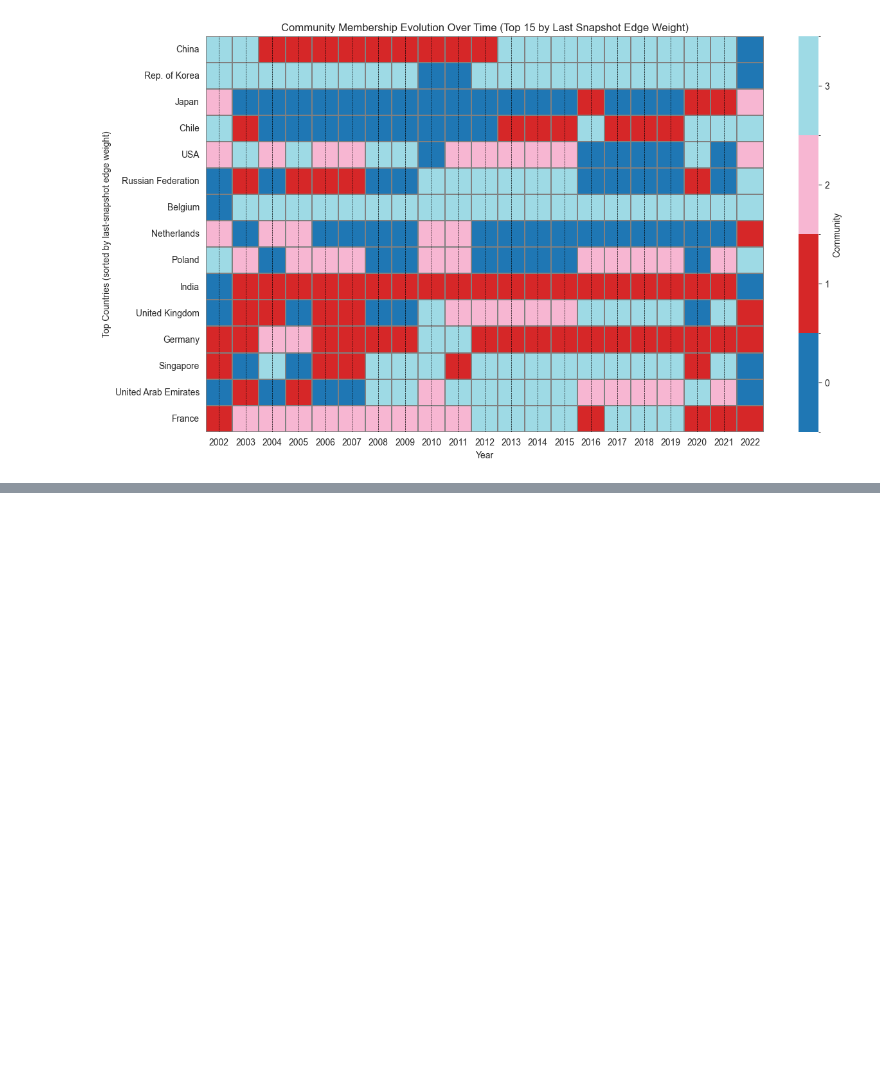
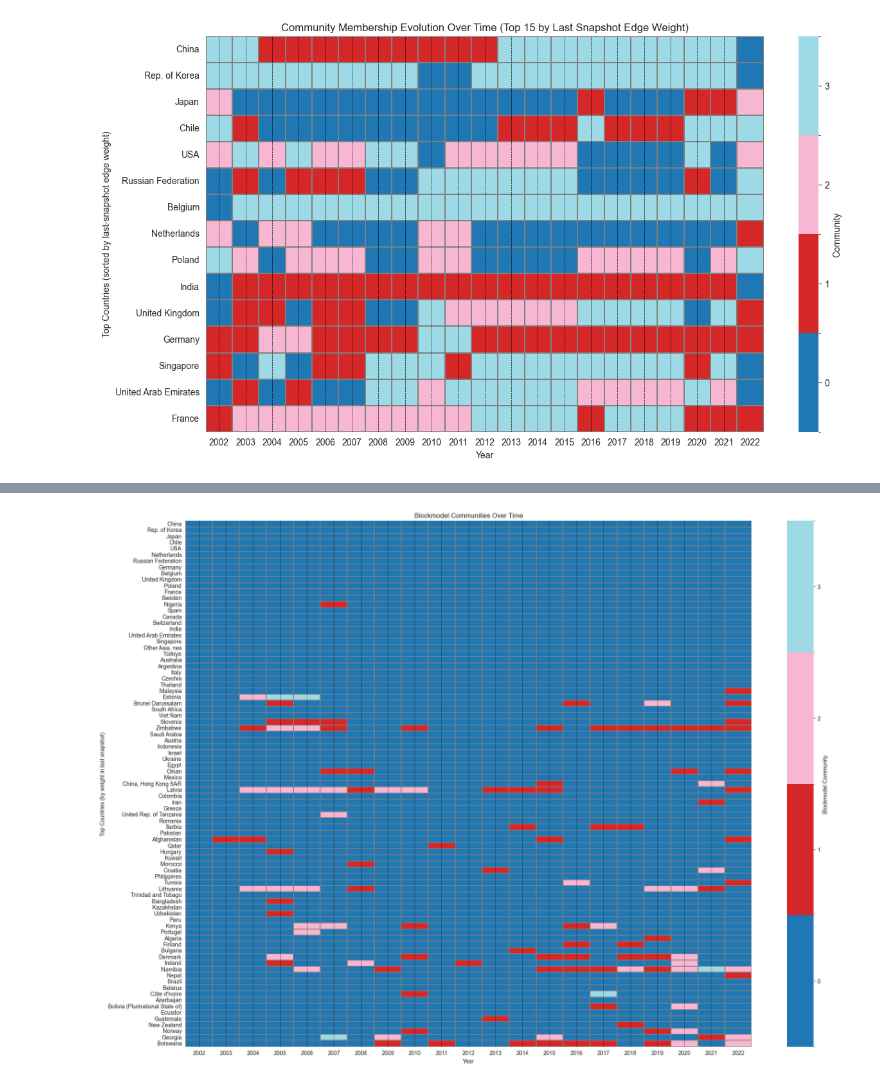
Before and after one commit to Altishofer/NetworkScienceProject, a Jupyter notebook: community_detection.ipynb, the cells around one changed output, grey strips where cells are left out. Drawn from its saved outputs; the diff is of its cells as text; code cells hidden in the pictures; blank space fills up the shorter version.

Commit message:
Blockmodel

```diff
--- a/community_detection.ipynb
+++ b/community_detection.ipynb
@@ -955,0 +958,5 @@ plot_top_countries_heatmap(temporal_membership, snapshots, years_of_interest, to
+# %%
+from dataloader import DataLoader
+
+loader = DataLoader(hs_code=282520)
+df = loader.get_data()
@@ -955,0 +1265,31 @@ plot_top_countries_heatmap(temporal_membership, snapshots, years_of_interest, to
+# %%
+################################################################################
+# Parameters
+################################################################################
+start_year = 2002
+end_year = 2022
+top_percent = 0.5
+edge_volume_threshold = 0
+log_transform = True
+window_size = 1
+depth = 4
+
+results = run_blockmodel_community_detection(
+    df=df.to_pandas(),
+    start_year=start_year,
+    end_year=end_year,
+    top_percent=top_percent,
+    edge_volume_threshold=edge_volume_threshold,
+    log_transform=log_transform,
+    window_size=window_size,
+    depth=depth
+)
+
+temporal_membership = results["temporal_membership"]
+snapshots = results["snapshots"]
+years_of_interest = results["years_of_interest"]
+all_countries = results["all_countries"]
+
+plot_top_countries_heatmap(temporal_membership, snapshots, years_of_interest, top_n=100)
+# %% [output]
+[figure, added]
```
Also changed, not shown: parts of 5 cells of this notebook.
